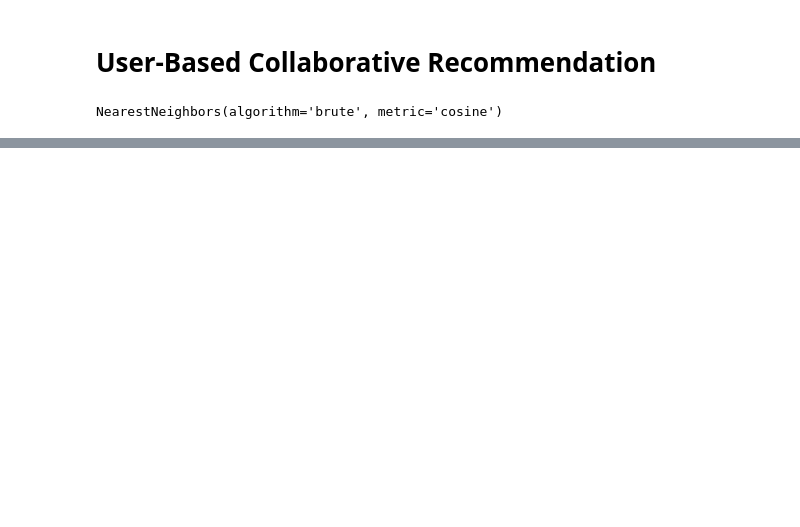
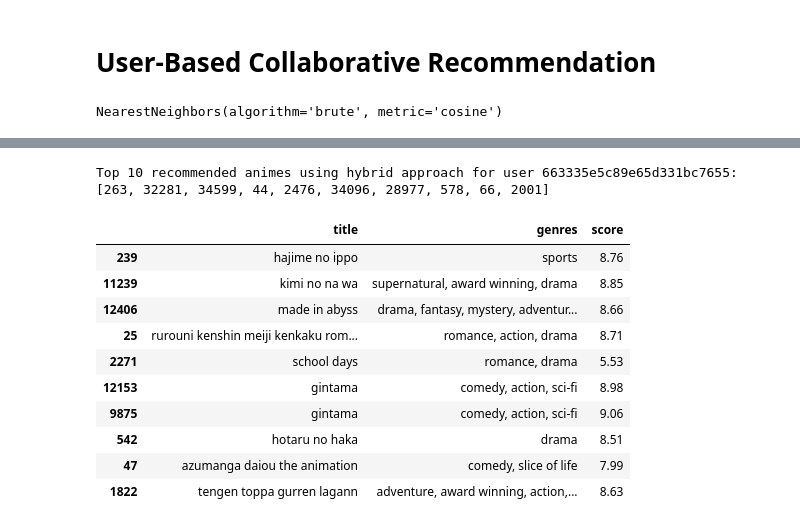
Before and after one commit to SStepz/TheWatcher, a Jupyter notebook: Recommendations/AnimeRS.ipynb, the cells around one changed output, grey strips where cells are left out. Saved outputs shown, nothing was run; the diff lists cells and outputs as text; code cells hidden in the pictures; blank space fills up the shorter version.

```diff
--- a/Recommendations/AnimeRS.ipynb
+++ b/Recommendations/AnimeRS.ipynb
@@ -511,0 +562,28 @@ Top 10 recommended animes using hybrid approach for user 9: [98, 227, 356, 9253,
+# %%
+from decouple import config
+
+mongouser = config("MONGO_USERNAME")
+mongopass = config("MONGO_PASSWORD")
+
+uri = f'mongodb+srv://{mongouser}:{mongopass}@cluster0.ls3onag.mongodb.net/next-auth-prisma?retryWrites=true&w=majority&appName=Cluster0'
+df_real_time = fetch_real_time_data(uri, 'next-auth-prisma', 'Media')
+user_anime_matrix, user_anime_sparse_matrix = update_user_item_matrix(df_score, df_real_time)
+knn = update_knn_model(user_anime_sparse_matrix)
+
+user_id = '663335e5c89e65d331bc7655'
+recommended_animes_ids = hybrid_recommendations(user_id, svd_model, knn, user_anime_matrix)
+print(f'Top 10 recommended animes using hybrid approach for user {user_id}: {recommended_animes_ids}')
+get_anime_details_by_ids(recommended_animes_ids)
+# %% [output]
+Top 10 recommended animes using hybrid approach for user 663335e5c89e65d331bc7655: [263, 32281, 34599, 44, 2476, 34096, 28977, 578, 66, 2001]
+|  | title | genres | score |
+| 239 | hajime no ippo | sports | 8.76 |
+| 11239 | kimi no na wa | supernatural, award winning, drama | 8.85 |
+| 12406 | made in abyss | drama, fantasy, mystery, adventur... | 8.66 |
+| 25 | rurouni kenshin meiji kenkaku rom... | romance, action, drama | 8.71 |
+| 2271 | school days | romance, drama | 5.53 |
+| 12153 | gintama | comedy, action, sci-fi | 8.98 |
+| 9875 | gintama | comedy, action, sci-fi | 9.06 |
+| 542 | hotaru no haka | drama | 8.51 |
+| 47 | azumanga daiou the animation | comedy, slice of life | 7.99 |
+| 1822 | tengen toppa gurren lagann | adventure, award winning, action,... | 8.63 |
```
Also changed, not shown: parts of 14 cells of this notebook, 1 other file.
